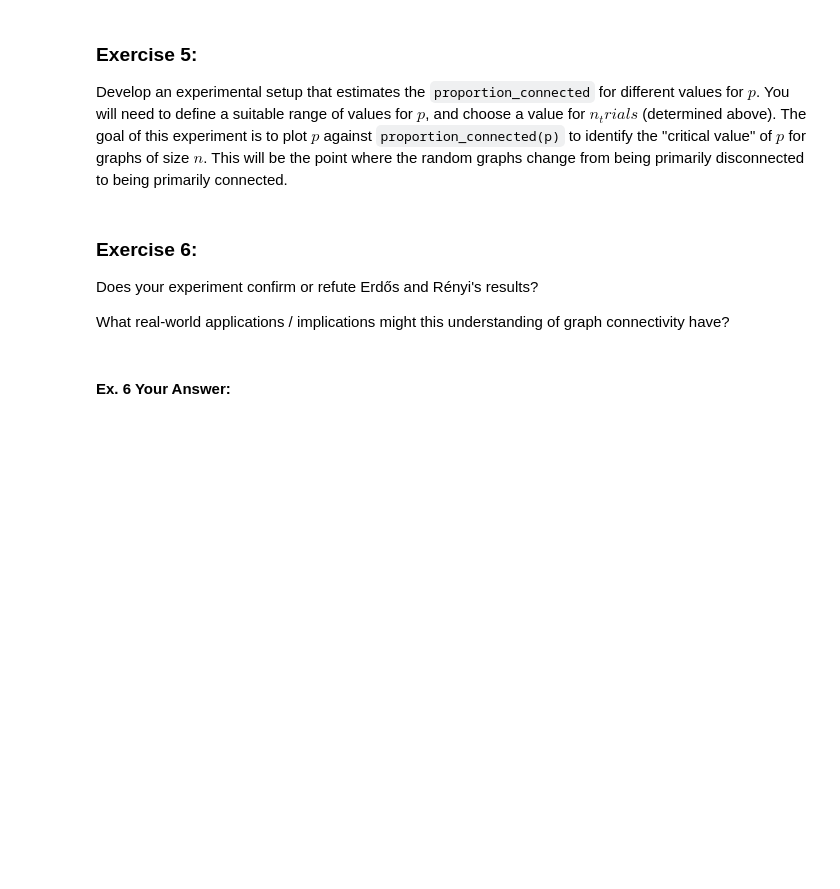
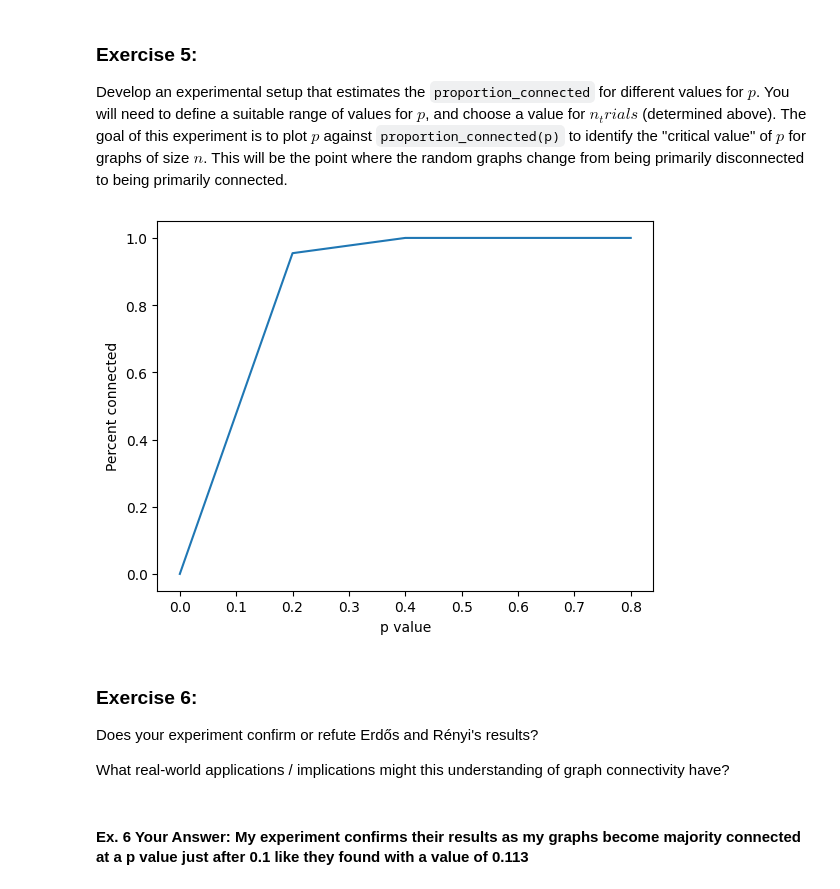
Before and after one commit to bobisawsome1/cap-comp215, a Jupyter notebook: labs/lab04-graphs.ipynb, the cells around one changed output. Cells and saved outputs as stored; diff of their text form; code cells hidden in the pictures; blank space fills up the shorter version.

```diff
--- a/labs/lab04-graphs.ipynb
+++ b/labs/lab04-graphs.ipynb
@@ -240,7 +225,22 @@ The goal of this experiment is to plot $p$ against `proportion_connected(p)` to
+# %%
+# Ex. 5 your code here...
+n = 30
+n_trials = 5000
+p_values = [p/10 for p in range(0, 10, 2)]
+proportion_tests = []
+for p in p_values:
+  proportion_tests.append(proportion_connected(n, p, n_trials))
+
+plt.plot(p_values, proportion_tests)
+plt.xlabel('p value')
+plt.ylabel('Percent connected')
+plt.show()
+# %% [output]
+[figure, added]
 # %% [markdown]
 ### Exercise 6:
 Does your experiment confirm or refute Erdős and Rényi's results?
 
 What real-world applications / implications might this understanding of graph connectivity have?
-# %% [markdown]
-#### Ex. 6 Your Answer:
+# %% [markdown]
+#### Ex. 6 Your Answer: My experiment confirms their results as my graphs become majority connected at a p value just after 0.1 like they found with a value of 0.113
```
Also changed, not shown: parts of 6 cells of this notebook.
